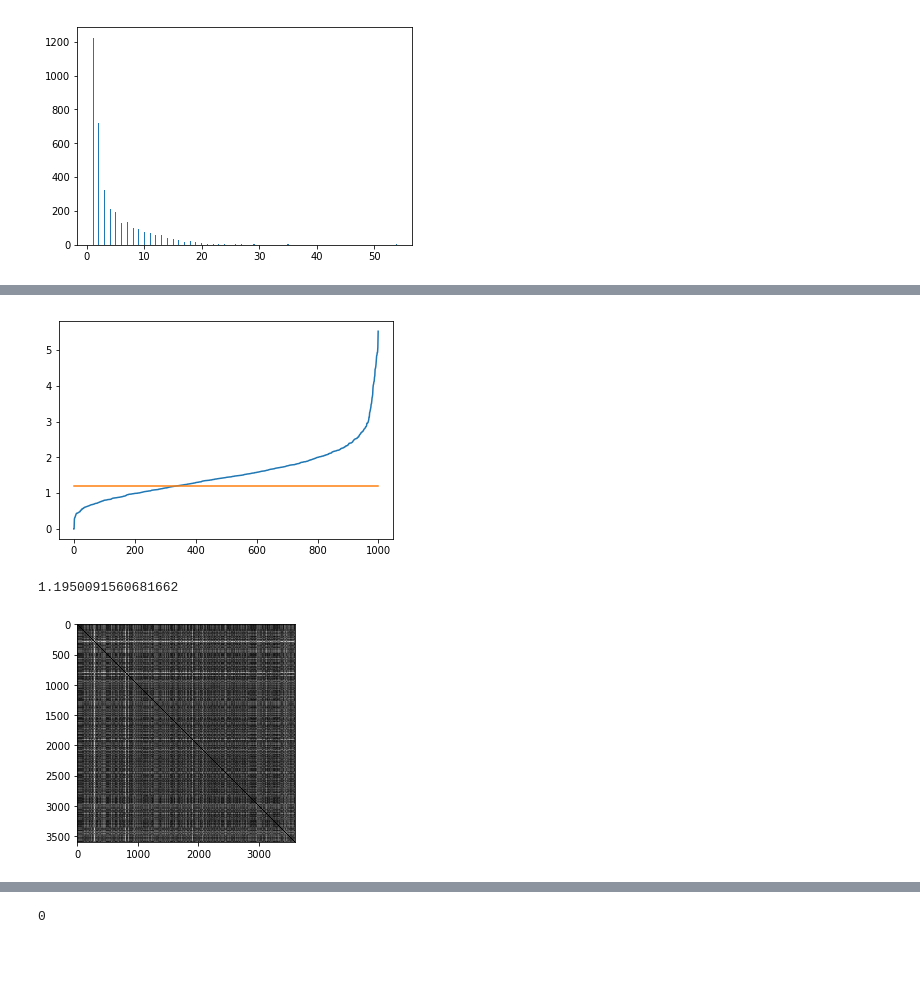
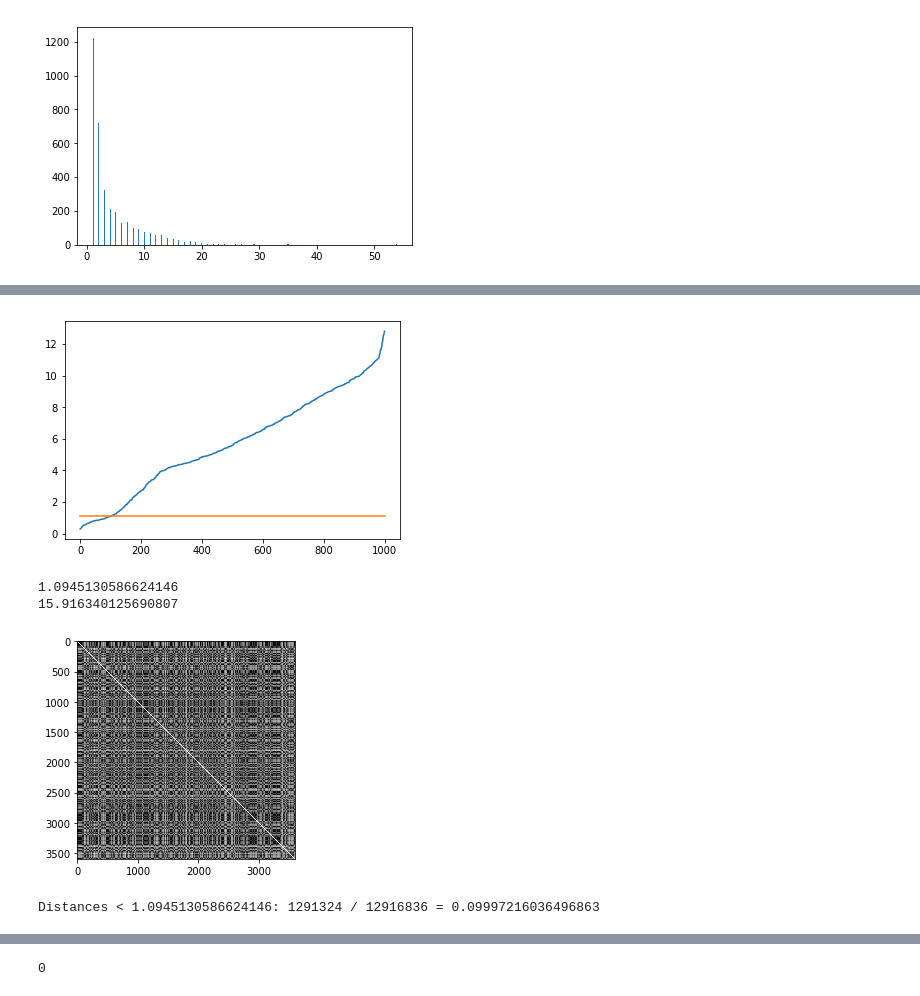
Before and after one commit to dkohlsdorf/wdp-ds, a Jupyter notebook: scripts/AgglomerativeClusteringDTW.ipynb, the cells around one changed output, grey strips where cells are left out. Saved outputs shown, nothing was run; the diff lists cells and outputs as text; code cells hidden in the pictures; blank space fills up the shorter version.

```diff
--- a/scripts/AgglomerativeClusteringDTW.ipynb
+++ b/scripts/AgglomerativeClusteringDTW.ipynb
@@ -188,6 +188,7 @@ import matplotlib.pyplot as plt
 cimport numpy as np
 
 DTYPE = np.float
+GAP_PENALTY = 10.0
 
 cdef double euc(np.ndarray x, np.ndarray y):
     return np.sqrt(np.sum(np.square(x - y)))
@@ -203,17 +204,18 @@ cdef double min3(float x, float y, float z):
 cdef double dtw(np.ndarray x, np.ndarray y):
     cdef int n = x.shape[0]
     cdef int m = y.shape[0]
-    cdef int w = max(round((n + m) / 4), abs(n - m) + 2)
+    cdef int w = max(round((n + m) / 10), abs(n - m) + 2)
 
     cdef np.ndarray dp = np.ones((n + 1, m + 1)) * float('inf')
     cdef int i,j
     dp[0,0] = 0.0
     for i in range(1, n + 1):
         for j in range(max(1, i-w), min(m + 1, i+w)):
+            dist = euc(x[i - 1, :], y[j - 1, :])
             dp[i][j] = euc(x[i - 1, :], y[j - 1, :]) + min3(
                 dp[i - 1][j - 1],
-                dp[i - 1][j    ],
-                dp[i    ][j - 1]
+                GAP_PENALTY + dp[i - 1][j    ],
+                GAP_PENALTY + dp[i    ][j - 1]
             )
     if np.isinf(dp[n][m]):
         print('\t\tERROR: inf in warping')
@@ -227,5 +229,6 @@ for i, x in enumerate(latent):
     if i % 10 == 0:
         print("{} / {}".format(i, n))
     for j, y in enumerate(latent):
-        distances[i][j] = dtw(x[0], y[0])
+        if i < j:
+            distances[i][j] = dtw(x[0], y[0])
 pickle.dump(distances, open( "distances.p", "wb" ) )
@@ -250,30 +235,38 @@ pickle.dump(distances, open( "distances.p", "wb" ) )
 # %%
 import numpy as np
 import pickle
 import matplotlib.pyplot as plt
 import random
 
 latent    = pickle.load( open( "data.p", "rb" ) )
 distances = pickle.load( open( "distances.p", "rb" ) )
 
 f = [f for f in distances.flatten() if not np.isinf(f)]
 random.shuffle(f)
-th = np.percentile(f,30)
+th = np.percentile(f, 10)
 
 plt.plot(sorted(f[0:1000]))
 plt.plot(np.ones(1000) * th)
 plt.show()
 print(th)
-
+max_val = np.max([d for d in distances.flatten() if not np.isinf(d)])
+print(max_val)
 for i in range(len(distances)):
     for j in range(len(distances)):
         if np.isinf(distances[i][j]):
             distances[i][j] = distances[j][i]
-
+        if np.isnan(distances[i][j]) or np.isinf(distances[i][j]):
+            distances[i][j] = max_val
 plt.imshow(distances, cmap='gray')
 plt.show()
 # %% [output]
-[figure, old version]
+[figure, new version]
-1.1950091560681662
+1.0945130586624146
+15.916340125690807
-[figure, old version]
+[figure, new version]
+# %%
+n = len([x for x in distances.flatten() if x < th])
+print("Distances < {}: {} / {} = {}".format(th, n, len(distances.flatten()), n / len(distances.flatten())))
+# %% [output]
+Distances < 1.0945130586624146: 1291324 / 12916836 = 0.09997216036496863
 # %%
```
Also changed, not shown: parts of 4 cells of this notebook.
